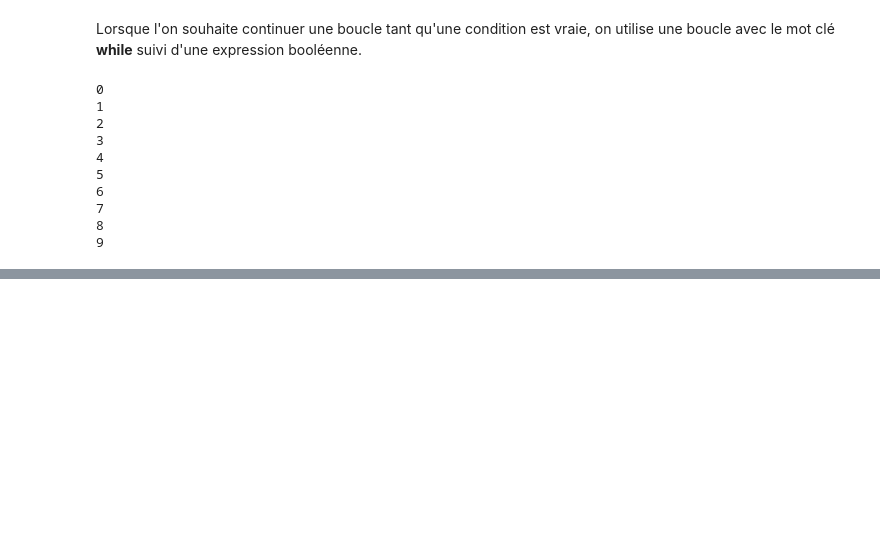
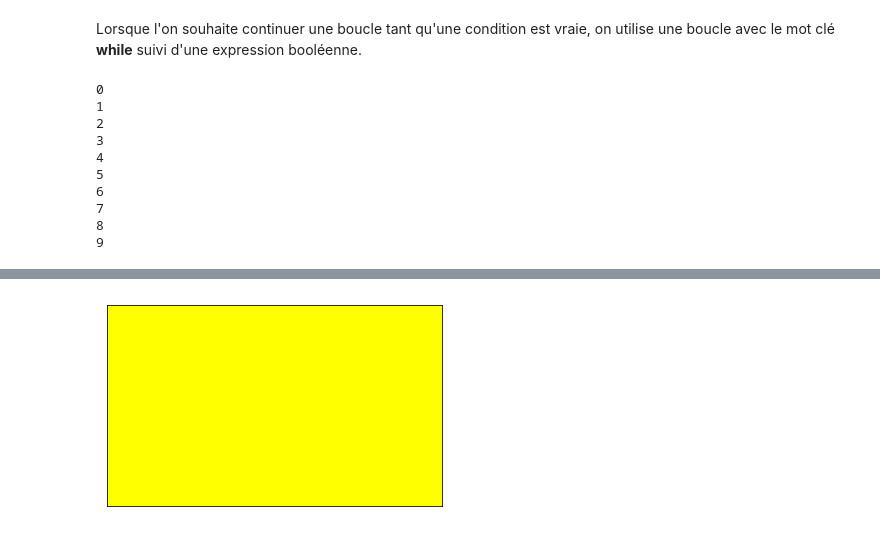
Before and after one commit to jcamponovo/Kaz, a Jupyter notebook: kaz3.ipynb, the cells around one changed output, grey strips where cells are left out. Drawn from its saved outputs; the diff is of its cells as text; code cells hidden in the pictures; blank space fills up the shorter version.

```diff
--- a/kaz3.ipynb
+++ b/kaz3.ipynb
@@ -91,0 +106,9 @@ for x in range(600):
+# %%
+jp = Drapeau()
+# A modifier
+for x in range(600):
+    for y in range(360):
+        jp.set_pixel(x,y,255,255,0)
+jp.show()
+# %% [output]
+[figure, added]
```
Also changed, not shown: parts of 6 cells of this notebook.
